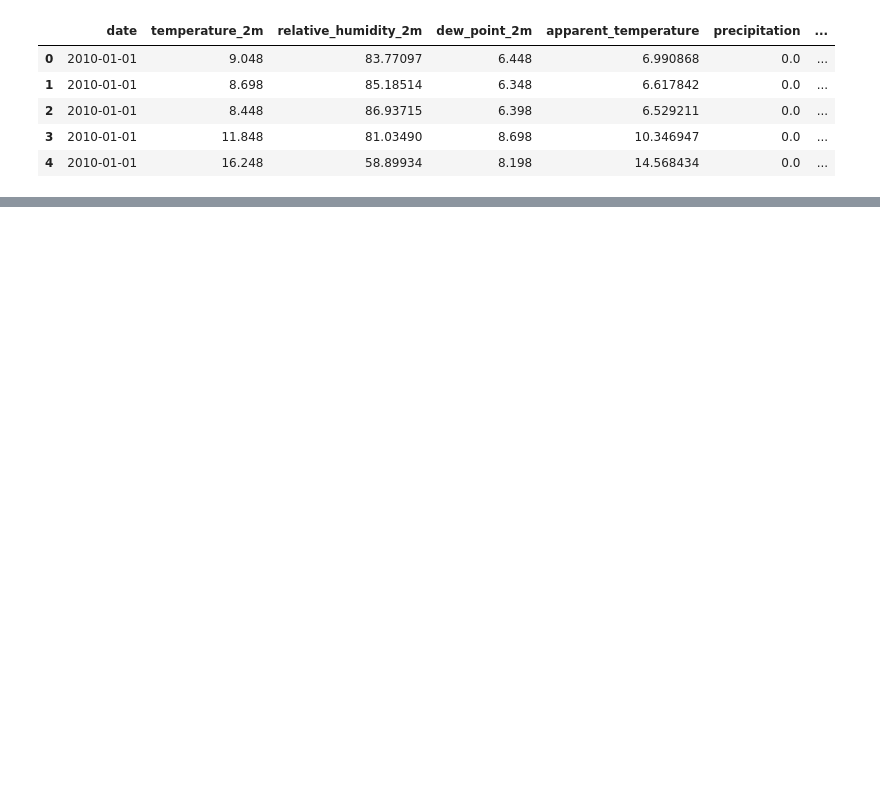
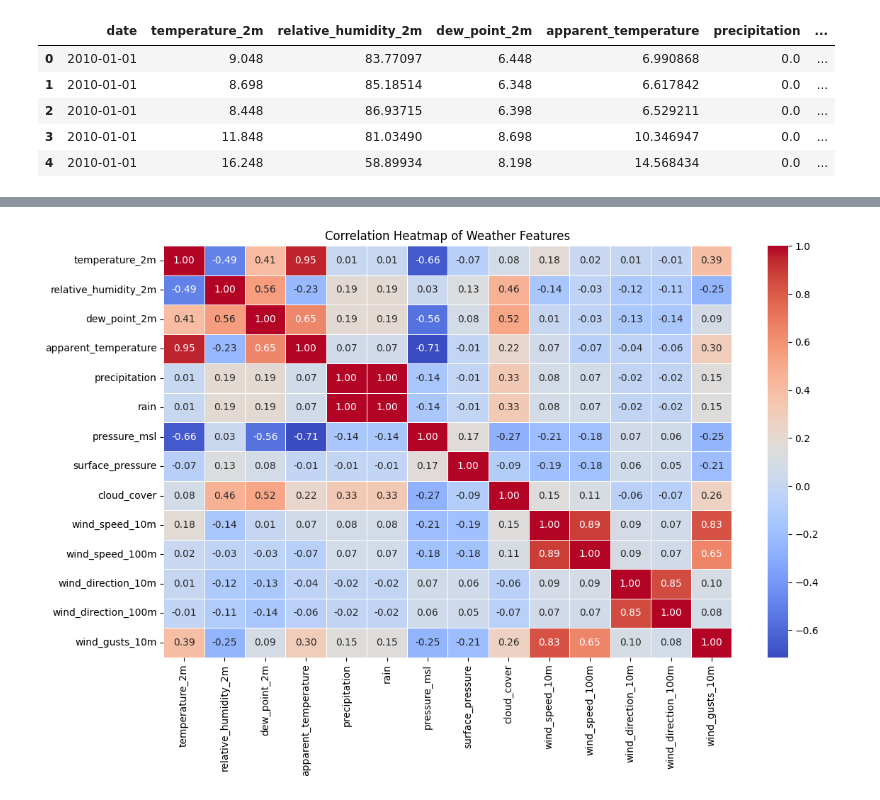
Before and after one commit to Pulsator01/MLPR-Project, a Jupyter notebook: new/main.ipynb, the cells around one changed output, grey strips where cells are left out. Drawn from its saved outputs; the diff is of its cells as text; code cells hidden in the pictures; blank space fills up the shorter version.

```diff
--- a/new/main.ipynb
+++ b/new/main.ipynb
@@ -78,0 +106,20 @@ weather_data.to_csv("cleaned_weather_data.csv", index=False)
+# %%
+import seaborn as sns
+import matplotlib.pyplot as plt
+
+weather_data = pd.read_csv("cleaned_weather_data.csv")
+corr_matrix = weather_data.corr(numeric_only=True)
+
+plt.figure(figsize=(12, 8))
+sns.heatmap(
+    corr_matrix,
+    annot=True,           # This prints the correlation value in each cell
+    cmap='coolwarm',
+    fmt=".2f",            # Format to 2 decimal places
+    linewidths=0.5
+)
+plt.title("Correlation Heatmap of Weather Features")
+plt.tight_layout()
+plt.show()
+# %% [output]
+[figure, added]
```
Also changed, not shown: parts of 5 cells of this notebook.
